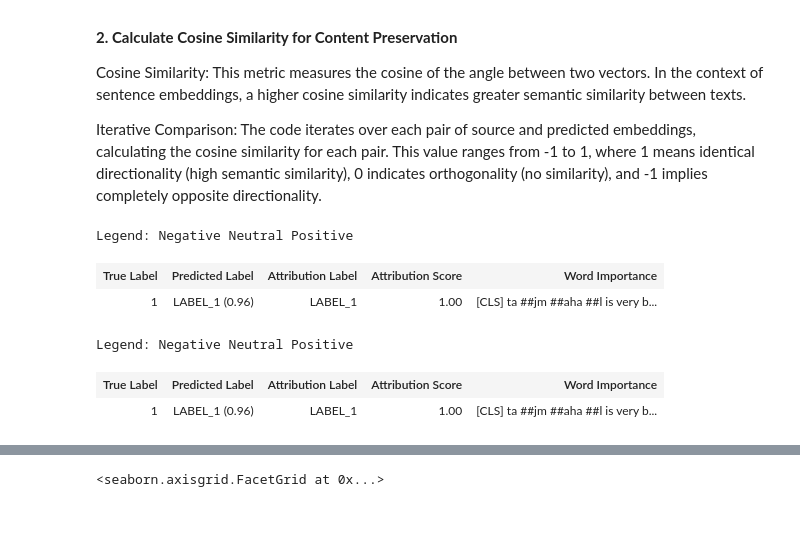
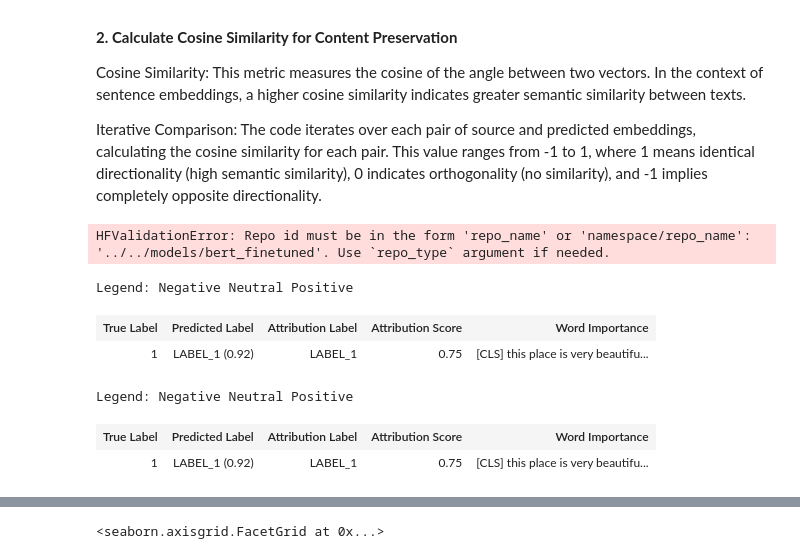
Before and after one commit to RU-Insane/Debiasing-Text-With-Style-Transfer, a Jupyter notebook: notebooks/evaluation_metrics.ipynb, the cells around one changed output, grey strips where cells are left out. Saved outputs shown, nothing was run; the diff lists cells and outputs as text; code cells hidden in the pictures; blank space fills up the shorter version.

```diff
--- a/notebooks/evaluation_metrics.ipynb
+++ b/notebooks/evaluation_metrics.ipynb
@@ -237,9 +241,11 @@ Cosine Similarity: This metric measures the cosine of the angle between two vect
 
 Iterative Comparison: The code iterates over each pair of source and predicted embeddings, calculating the cosine similarity for each pair. This value ranges from -1 to 1, where 1 means identical directionality (high semantic similarity), 0 indicates orthogonality (no similarity), and -1 implies completely opposite directionality.
 # %%
-CLS_MODEL_PATH = "../../models/bert_finetuned"
-model = AutoModelForSequenceClassification.from_pretrained(CLS_MODEL_PATH)
-tokenizer = AutoTokenizer.from_pretrained(CLS_MODEL_PATH)
+# CLS_MODEL_PATH = "../../models/bert_finetuned"
+# model = AutoModelForSequenceClassification.from_pretrained(CLS_MODEL_PATH)
+# tokenizer = AutoTokenizer.from_pretrained(CLS_MODEL_PATH)
+# %% [output]
+HFValidationError: Repo id must be in the form 'repo_name' or 'namespace/repo_name': '../../models/bert_finetuned'. Use `repo_type` argument if needed.
 # %%
 def get_attributions(text):
 	word_attributions = cls_explainer(text)
@@ -288,16 +294,16 @@ def get_cps_score(source_text, target_text):
 
 	return content_scores
 # %%
-test = 'Tajmahal is very beautiful'
+test = 'This place is very beautiful'
 word_attrn = cls_explainer(test)
 cls_explainer.visualize()
 # %% [output]
 Legend: Negative Neutral Positive
 | True Label | Predicted Label | Attribution Label | Attribution Score | Word Importance |
-| 1 | LABEL_1 (0.96) | LABEL_1 | 1.00 | [CLS] ta ##jm ##aha ##l is very b... |
+| 1 | LABEL_1 (0.92) | LABEL_1 | 0.75 | [CLS] this place is very beautifu... |
 Legend: Negative Neutral Positive
 | True Label | Predicted Label | Attribution Label | Attribution Score | Word Importance |
-| 1 | LABEL_1 (0.96) | LABEL_1 | 1.00 | [CLS] ta ##jm ##aha ##l is very b... |
+| 1 | LABEL_1 (0.92) | LABEL_1 | 0.75 | [CLS] this place is very beautifu... |
 # %%
 #calculte CPS
 evaluation_df.head()
```
Also changed, not shown: parts of 8 cells of this notebook, 2 other files.
